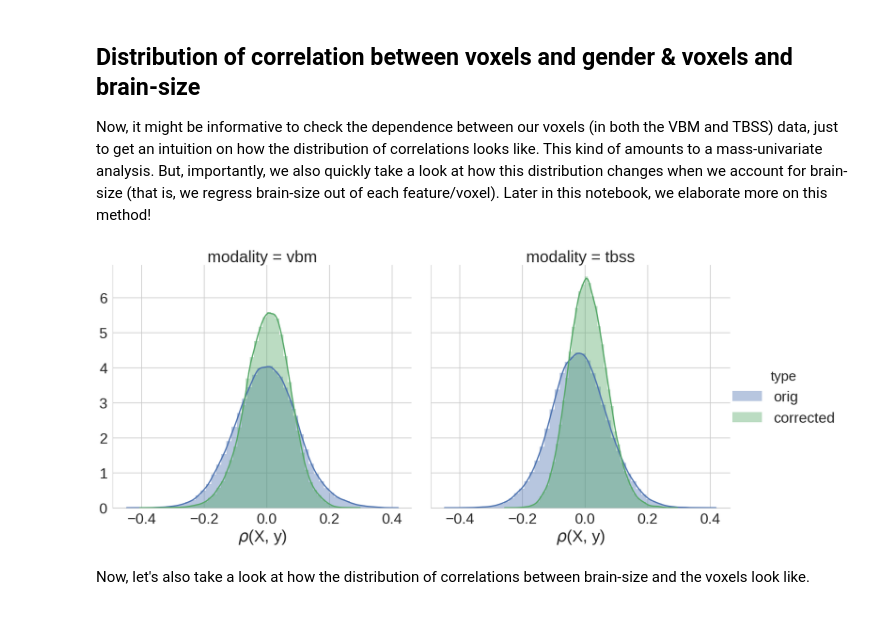
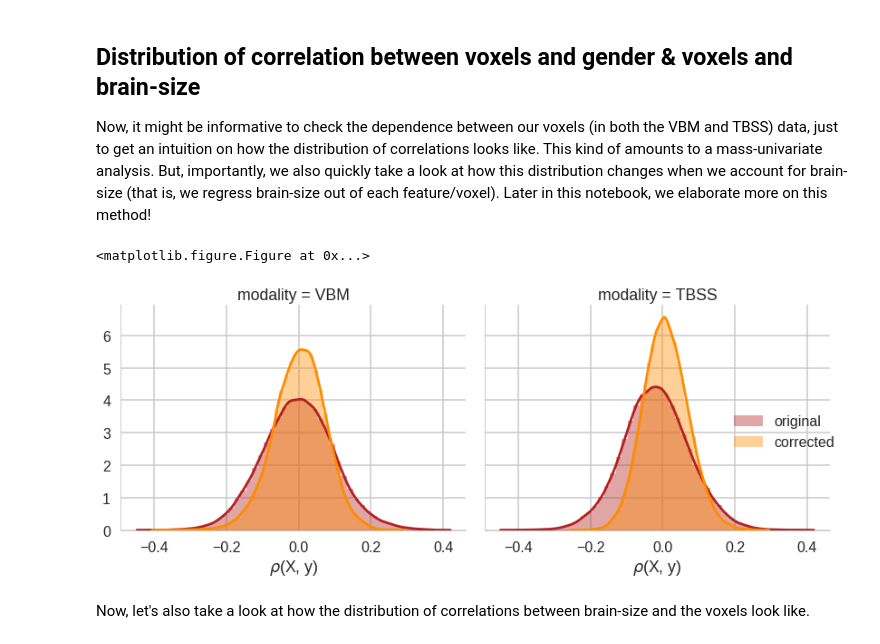
Before and after one commit to lukassnoek/MVCA, a Jupyter notebook: empirical/gender_classification.ipynb, the cells around one changed output. Drawn from its saved outputs; the diff is of its cells as text; code cells hidden in the pictures.

```diff
--- a/empirical/gender_classification.ipynb
+++ b/empirical/gender_classification.ipynb
@@ -150,22 +150,27 @@ for modality in ['vbm', 'tbss']:
 
     for vox in range(mvp[modality].X.shape[1]):
         corrs_X_y['corr'].append(np.corrcoef(mvp[modality].X[:, vox], mvp[modality].y)[0, 1])
-        corrs_X_y['type'].append('orig')
-        corrs_X_y['modality'].append(modality)
+        corrs_X_y['type'].append('original')
+        corrs_X_y['modality'].append(modality.upper())
         corrs_X_y['corr'].append(np.corrcoef(mvp_no_brainsize[modality].X[:, vox], mvp[modality].y)[0, 1])
         corrs_X_y['type'].append('corrected')
-        corrs_X_y['modality'].append(modality)
+        corrs_X_y['modality'].append(modality.upper())
 # %%
 corr_df = pd.DataFrame(corrs_X_y)
 
-with sns.plotting_context("poster", font_scale=2):
-    g = sns.FacetGrid(corr_df, col='modality', hue='type', legend_out=True, size=10)
+with sns.plotting_context("poster"):
+    plt.figure(figsize=((9.6, 4.01)))
+    colorpalette = dict(original="firebrick", corrected="darkorange")
+    g = sns.FacetGrid(corr_df, col='modality', hue='type', legend_out=True, size=5, palette=colorpalette)
     g = g.map(sns.distplot, "corr")
-    g.add_legend()
+    g.add_legend(title='')
     g.set(xlabel=r'$\rho$(X, y)')
+    plt.tight_layout()
+    plt.savefig('figures/corr_X_gender.svg', transparent=True)
     plt.show()
 # %% [output]
+<matplotlib.figure.Figure at 0x...>
-[figure, old version]
+[figure, new version]
 # %% [markdown]
 Now, let's also take a look at how the distribution of correlations between brain-size and the voxels look like.
 # %%
```
Also changed, not shown: parts of 2 cells of this notebook, 1 other file.
